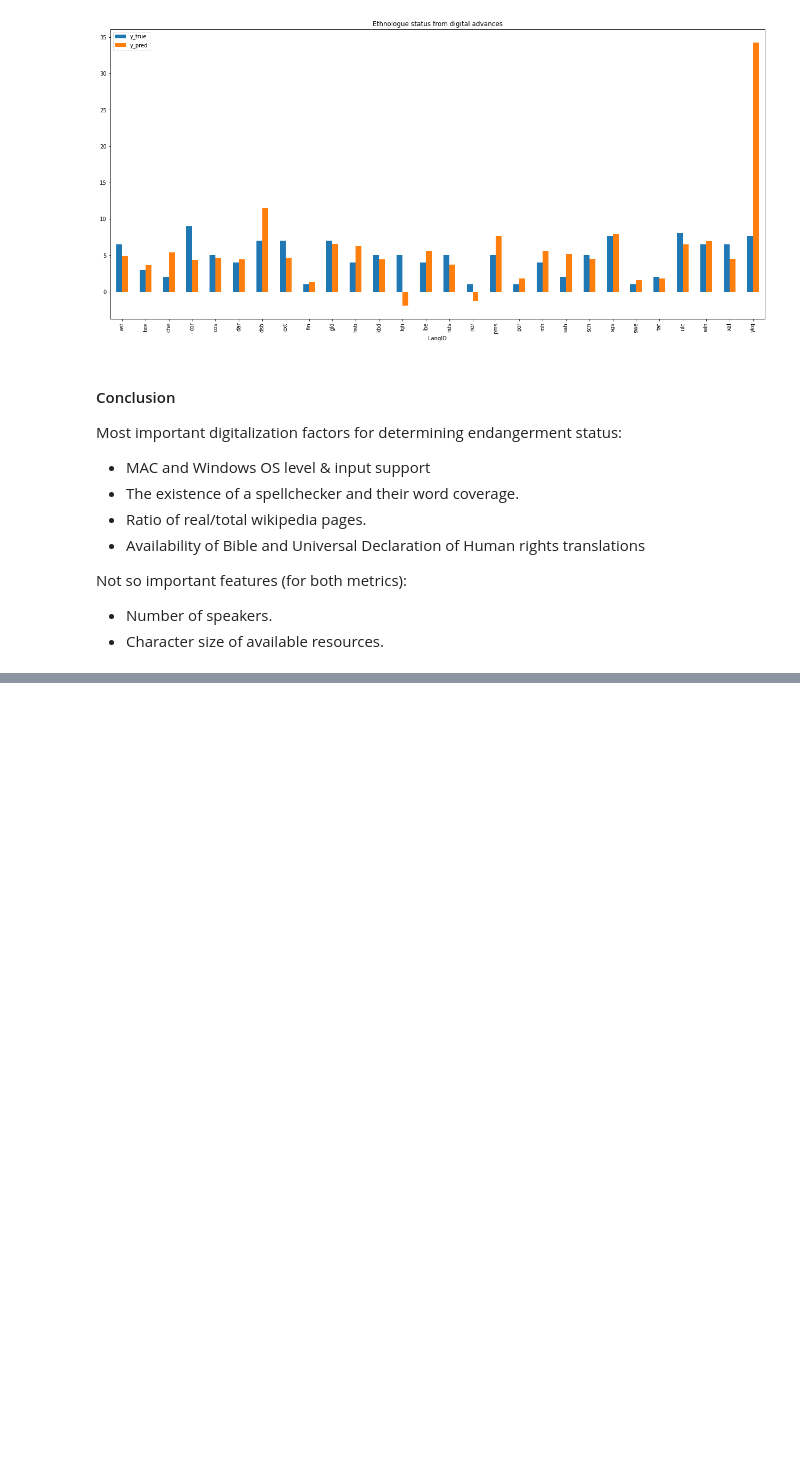
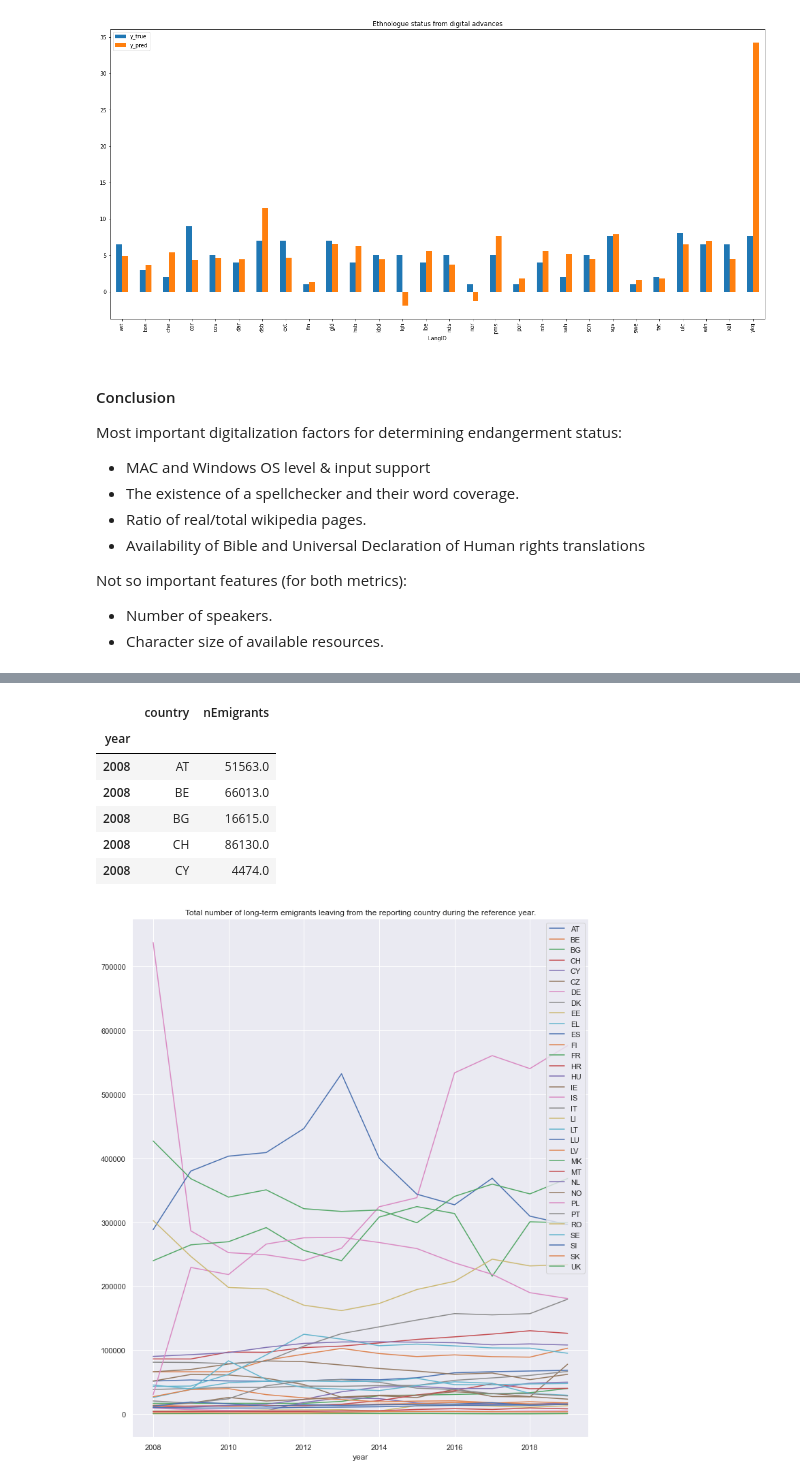
Before and after one commit to Eszti/lang-changes, a Jupyter notebook: lang_changes.ipynb, the cells around one changed output, grey strips where cells are left out. Cells and saved outputs as stored; diff of their text form; code cells hidden in the pictures; blank space fills up the shorter version.

```diff
--- a/lang_changes.ipynb
+++ b/lang_changes.ipynb
@@ -35,6 +35,24 @@ from sklearn.preprocessing import Normalizer
 from sklearn.model_selection import train_test_split
 from sklearn.pipeline import make_pipeline
 from sklearn.metrics import explained_variance_score
+
+import os
+import re # regular expression
+from sklearn import svm
+from sklearn import neighbors
+from sklearn import tree
+from sklearn import metrics
+from sklearn import preprocessing
+from sklearn import model_selection
+from sklearn.ensemble import RandomForestClassifier
+
+# PATH_DATA = r'../../data/'  # development version
+PATH_DATA = r'data/' # delivery version
+INTERACTIVE = False
+if INTERACTIVE:
+    %matplotlib notebook
+else:
+    %matplotlib inline
 # %% [markdown]
 ## Explore: Look into endangered languages data
 
@@ -542,0 +688,59 @@ Not so important features (for both metrics):
+# %%
+fileName = PATH_DATA + 'tps00177.tsv'
+VALUE_COLNAME = 'nEmigrants'  # name for new column containing value of timeseries
+# header = 1st line; missing value indicated by colon (followed by a space)
+data = pd.read_csv(fileName, sep='\t', na_values=[': '], header=0)
+# remove duplicates and transform first column (keep only country code)
+keepNRows = data.shape[0] // 2 # keep first half of table (68 -> 34)
+data = data.iloc[0:keepNRows, ]
+# keep last two characters (country code) -> new first column 'country'
+data.insert(0, 'country', data.iloc[ : , 0].apply(lambda s: s[-2: ]))
+colName = data.columns[1]
+data.pop(colName)
+yearColumns = range(2008,2020) # convert year column names to integer
+newColumnNames = list(["country", *yearColumns])
+data.columns = newColumnNames
+data[yearColumns]
+
+# -- cleanse data
+# data.replace("[a-z]+", "", regex=True, inplace=True) # warning (could be ignored)
+data = data.replace("[a-z]+", "", regex=True, inplace=False) # alternative
+
+data.dtypes # all object
+# -> convert all year columns of DataFrame to numeric (and ignore errors caused by country)
+data = data.apply(pd.to_numeric, errors='ignore')
+
+# year columns become attribute (pivoting wide to long -> melt())
+# key is country (for each year and country, a row is to be created)
+# use the year columns for the value column
+data = data.melt(['country'], value_vars = yearColumns, var_name = 'year',
+                                              value_name = VALUE_COLNAME)
+
+# -- create an index
+# data.set_index(['country', 'year'], inplace = True)
+data.set_index(['year'], inplace = True)
+
+# imputation: linear
+data = data.groupby('country').apply(lambda c:
+  c.interpolate(method = 'linear', limit_direction = 'both', axis = 0))
+
+# -- plot timeseries ----
+sns.set()
+diagTitle = "Total number of long-term emigrants leaving from the reporting country during the reference year."
+# 1 plot per country:
+# _ = data.groupby('country').plot(figsize = [14,20])
+# all countries in 1 plot:
+_ = data.groupby('country')[VALUE_COLNAME].plot(figsize = [12,14], legend=True, title=diagTitle)
+
+# save processed data
+data.to_csv(os.path.join(PATH_DATA, "population", "emigrants.csv"), index=True)
+data.head()
+# %% [output]
+|  | country | nEmigrants |
+| year |  |  |
+| 2008 | AT | 51563.0 |
+| 2008 | BE | 66013.0 |
+| 2008 | BG | 16615.0 |
+| 2008 | CH | 86130.0 |
+| 2008 | CY | 4474.0 |
+[figure, added]
```
Also changed, not shown: parts of 37 cells of this notebook.
